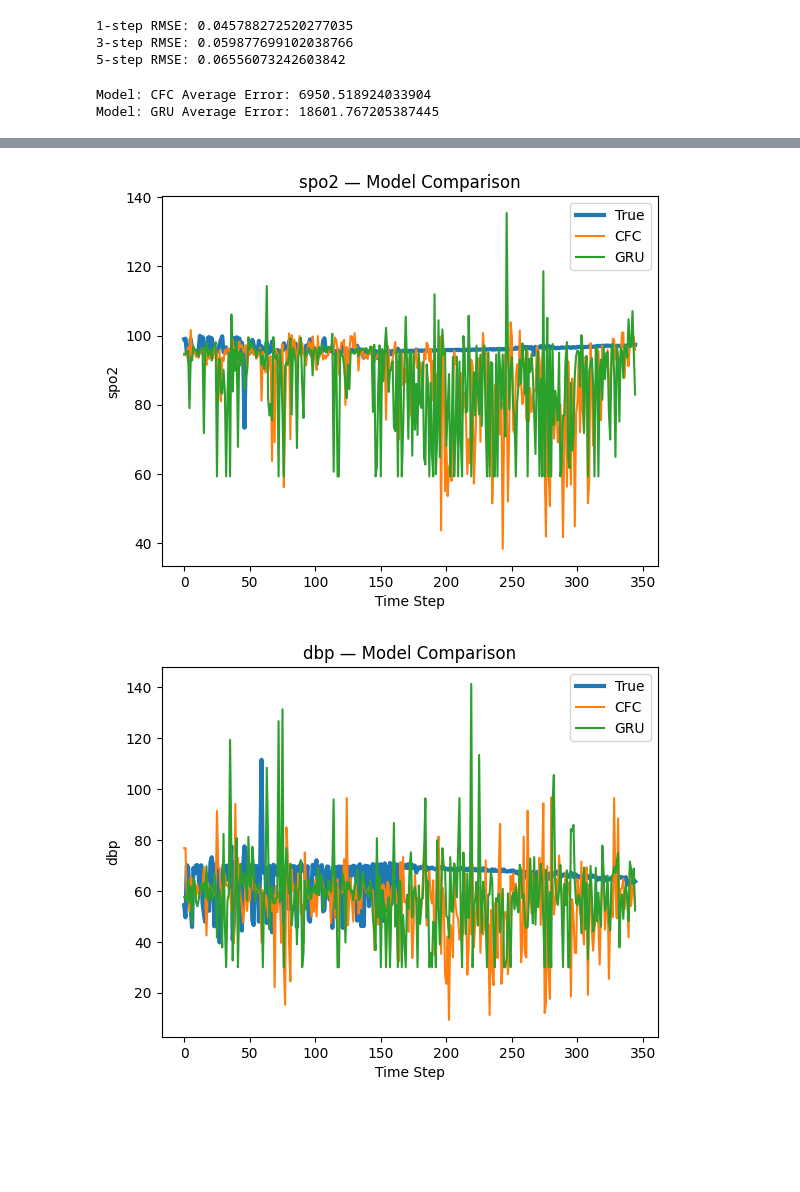
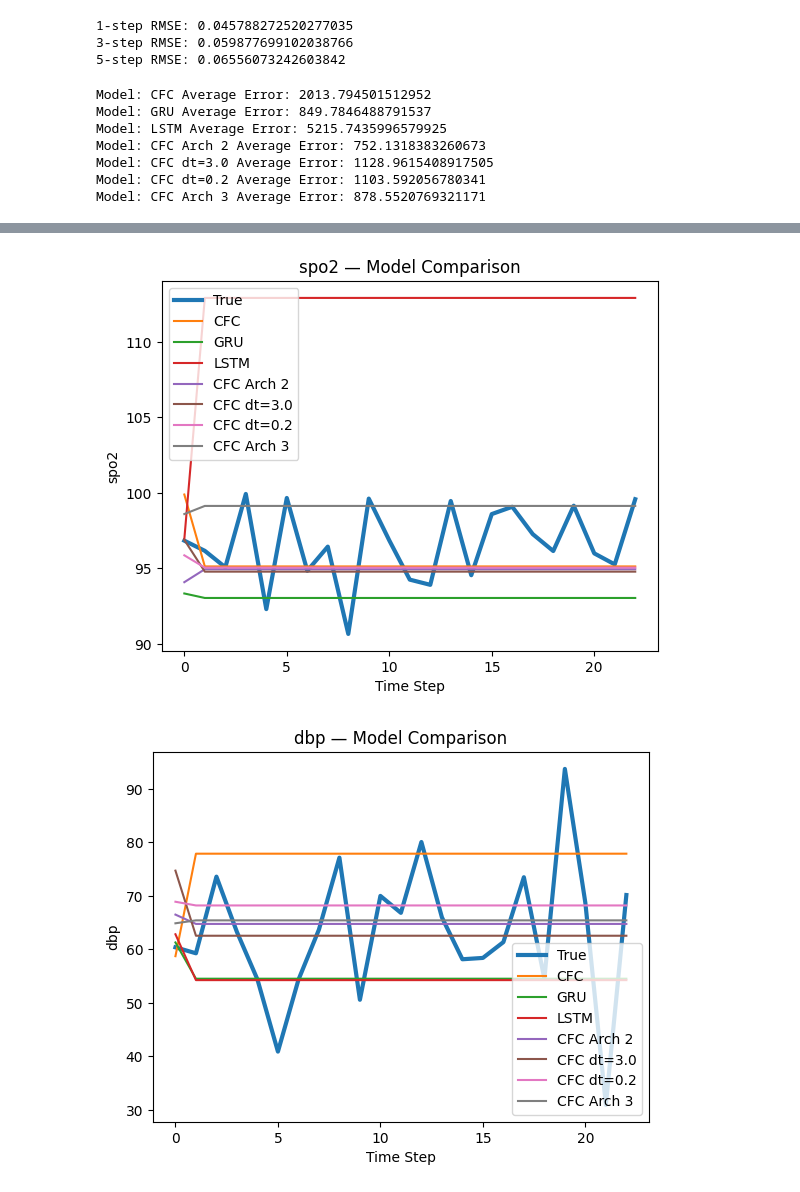
Before and after one commit to theophilus28/LNN-GRU-Comparative, a Jupyter notebook: lnn_setup.ipynb, the cells around one changed output, grey strips where cells are left out. Cells and saved outputs as stored; diff of their text form; code cells hidden in the pictures; blank space fills up the shorter version.

```diff
--- a/lnn_setup.ipynb
+++ b/lnn_setup.ipynb
@@ -909,7 +909,7 @@ done
 # 17 scaling data
 
 scaler = MinMaxScaler()
-all_train_states = np.concatenate([s["states"] for s in train_seqs], axis=0)
+all_train_states = np.concatenate([s["states"] for s in sequences], axis=0)
 scaler.fit(all_train_states)
 
 def apply_scaler(seqs, scaler):
@@ -1382,7 +1386,9 @@ class CfCNetwork3(nn.Module):
         self.dt = dt
 
         # Single cell that counts for multiple
-        self.cells = CfCCell3(input_size, hidden_size, num_layers)
+        self.cells = CfCCell3(input_size*346, hidden_size, num_layers)
+
+        self.flatten = nn.Flatten()
 
         # Output layer
         self.fc_out = nn.Linear(hidden_size, output_size)
@@ -1402,6 +1408,8 @@ class CfCNetwork3(nn.Module):
         """
         batch_size, seq_len, _ = x.size()
 
+        x = self.flatten(x)
+
         # Initialize hidden states if not provided
         if hidden is None:
             hidden = torch.zeros((batch_size, self.hidden_size), device=x.device)
@@ -1409,13 +1417,13 @@ class CfCNetwork3(nn.Module):
         outputs = []
 
         # Process sequence
-        for t in range(seq_len):
-            layer_input = x[:, t, :]
+        for t in range(1):
+            layer_input = x
             hidden = self.cells.forward(layer_input, hidden, self.dt)
             outputs.append(self.fc_out(hidden))
 
         # Stack outputs
-        outputs = torch.stack(outputs, dim=1)
+        outputs = torch.stack(outputs, dim=0)
 
         return outputs
 # %%
@@ -2437,7 +2465,7 @@ def rollout_model(model, df, feature_cols, action_cols,
 
     with torch.no_grad():
         unsqueezed = False
-        for t in range(int(len(s_true)/2), len(s_true)):
+        for t in range(int(len(s_true)/2), int(len(s_true))):
             #here we need to pad cur so the flatten type model can receive it
             if model_type != "GRU" and model_type != "LSTM":
                 if unsqueezed:
@@ -2483,7 +2511,7 @@ def rollout_model(model, df, feature_cols, action_cols,
         dummy[:, :len(feature_cols)] = preds
         preds = scaler.inverse_transform(dummy[:, :len(feature_cols)])
 
-        dummy[:, :len(feature_cols)] = true[int(len(s_true)/2):]
+        dummy[:, :len(feature_cols)] = true[int(len(s_true)/2):int(len(s_true))]
         true = scaler.inverse_transform(dummy[:, :len(feature_cols)])
 
     # interested in seeing the cumulative error so I can compare that across models as well
@@ -2617,27 +2645,27 @@ lrc_model_optim = OptimizedLRCNetwork(cell_type="advanced")
 
 gru_model.load_state_dict(torch.load("best_gru.pt"))
 #gru_model_original.load_state_dict(torch.load("best_gru_original.pt"))
-#lstm_model.load_state_dict(torch.load("best_lstm.pt"))
+lstm_model.load_state_dict(torch.load("best_lstm.pt"))
 #lstm_model_original.load_state_dict(torch.load("best_lstm_original.pt"))
-cfc_model.load_state_dict(torch.load("best_cfc_relu.pt"))
-cfc_arch2_model.load_state_dict(torch.load("best_cfc_arch2.pt"))
-cfc_arch3_model.load_state_dict(torch.load("best_cfc_arch3.pt"))
-#cfc_model_3.load_state_dict(torch.load("best_cfc_dt3.pt"))
-#cfc_model_02.load_state_dict(torch.load("best_cfc_dt02.pt"))
-ltc_model.load_state_dict(torch.load("best_ltc.pt"))
-ltc_model_optim.load_state_dict(torch.load("best_ltc_optim.pt"))
-lrc_model.load_state_dict(torch.load("best_lrc.pt"))
-lrc_model_optim.load_state_dict(torch.load("best_lrc_optim.pt"))
+cfc_model.load_state_dict(torch.load("best_cfc_flat.pt"))
+cfc_arch2_model.load_state_dict(torch.load("best_cfc_arch2_flat.pt"))
+cfc_arch3_model.load_state_dict(torch.load("best_cfc_arch3_flat.pt"))
+cfc_model_3.load_state_dict(torch.load("best_cfc_dt3_flat.pt"))
+cfc_model_02.load_state_dict(torch.load("best_cfc_dt02_flat.pt"))
+#ltc_model.load_state_dict(torch.load("best_ltc.pt"))
+#ltc_model_optim.load_state_dict(torch.load("best_ltc_optim_flat.pt"))
+#lrc_model.load_state_dict(torch.load("best_lrc.pt"))
+#lrc_model_optim.load_state_dict(torch.load("best_lrc_optim.pt"))
 models = {
     "CFC": cfc_model,
     "GRU": gru_model,
-    #"LSTM": lstm_model,
+    "LSTM": lstm_model,
     #"GRU Original": gru_model_original,
     #"LSTM Original": lstm_model_original,
-    #"CFC Arch 2": cfc_arch2_model,
-    #"CFC dt=3.0": cfc_model_3,
-    #"CFC dt=0.2": cfc_model_02,
-    #"CFC Arch 3": cfc_arch3_model,
+    "CFC Arch 2": cfc_arch2_model,
+    "CFC dt=3.0": cfc_model_3,
+    "CFC dt=0.2": cfc_model_02,
+    "CFC Arch 3": cfc_arch3_model,
     #"LTC": ltc_model,
     #"LTC Optimized RK4": ltc_model_optim,
     #"LRC": lrc_model,
@@ -2666,5 +2694,10 @@ compare_models(
     device="cuda"
 )
 # %% [output]
-Model: CFC Average Error: 6950.518924033904
-Model: GRU Average Error: 18601.767205387445
+Model: CFC Average Error: 2013.794501512952
+Model: GRU Average Error: 849.7846488791537
+Model: LSTM Average Error: 5215.7435996579925
+Model: CFC Arch 2 Average Error: 752.1318383260673
+Model: CFC dt=3.0 Average Error: 1128.9615408917505
+Model: CFC dt=0.2 Average Error: 1103.592056780341
+Model: CFC Arch 3 Average Error: 878.5520769321171
@@ -2672,2 +2705,2 @@ Model: GRU Average Error: 18601.767205387445
-[figure, old version]
+[figure, new version]
-[figure, old version]
+[figure, new version]
```
Also changed, not shown: parts of 11 cells of this notebook.
